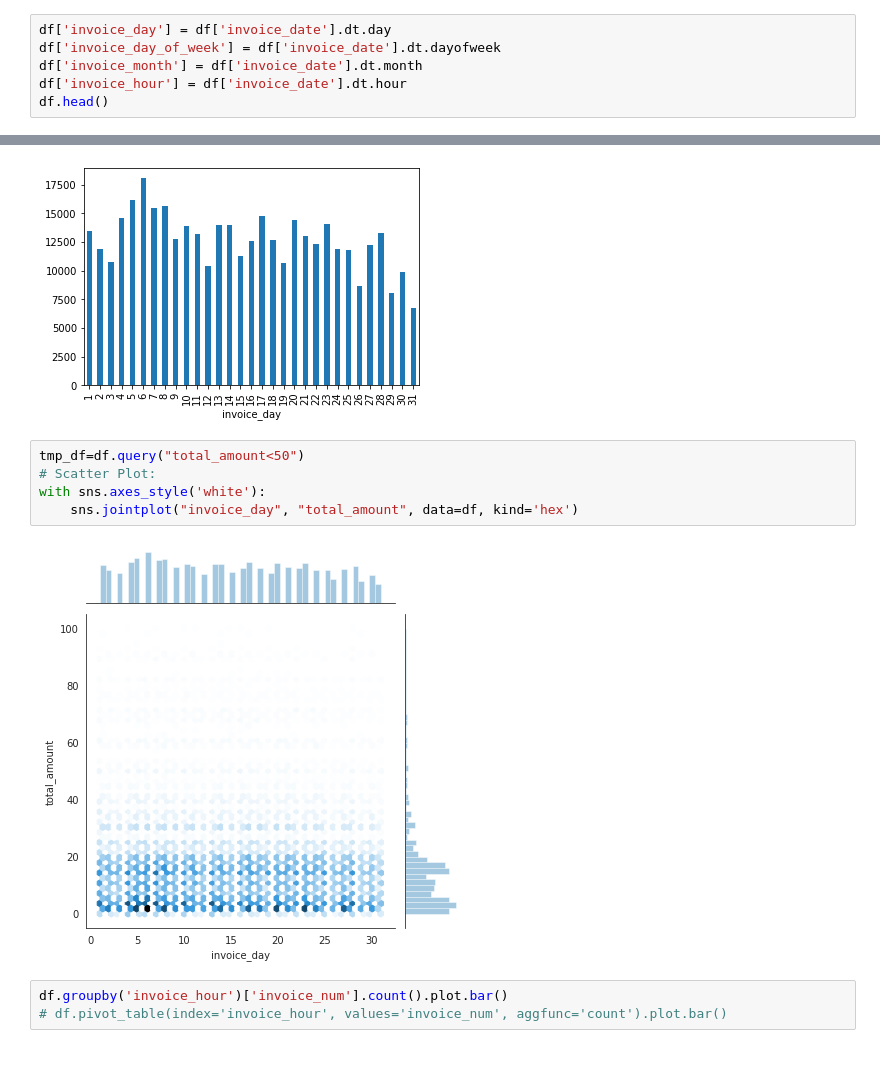
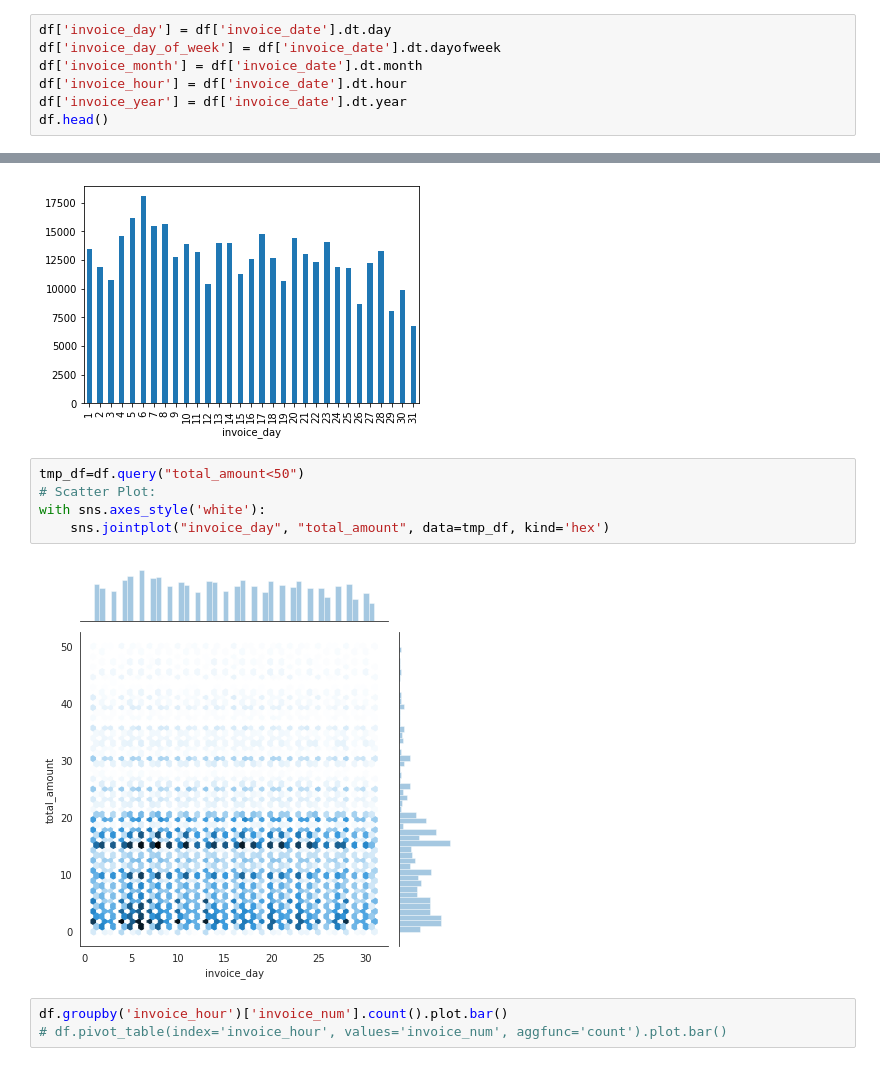
Before and after one commit to bhadreshpsavani/ExploringDataScience, a Jupyter notebook: Ecommerece_Data.ipynb, the cells around one changed output, grey strips where cells are left out. Cells and saved outputs as stored; diff of their text form.

```diff
--- a/Ecommerece_Data.ipynb
+++ b/Ecommerece_Data.ipynb
@@ -171,6 +175,7 @@ df['invoice_day'] = df['invoice_date'].dt.day
 df['invoice_day_of_week'] = df['invoice_date'].dt.dayofweek
 df['invoice_month'] = df['invoice_date'].dt.month
 df['invoice_hour'] = df['invoice_date'].dt.hour
+df['invoice_year'] = df['invoice_date'].dt.year
 df.head()
 # %% [output]
 |  | invoice_num | stock_code | description | quantity | invoice_date | unit_price | cust_id | country | ... |
@@ -277,10 +272,10 @@ df.groupby('invoice_day')['invoice_num'].count().plot.bar()
 # %%
 tmp_df=df.query("total_amount<50")
 # Scatter Plot:
 with sns.axes_style('white'):
-    sns.jointplot("invoice_day", "total_amount", data=df, kind='hex')
+    sns.jointplot("invoice_day", "total_amount", data=tmp_df, kind='hex')
 # %% [output]
-[figure, old version]
+[figure, new version]
 # %%
 df.groupby('invoice_hour')['invoice_num'].count().plot.bar()
 # df.pivot_table(index='invoice_hour', values='invoice_num', aggfunc='count').plot.bar()
```
Also changed, not shown: parts of 14 cells of this notebook.
